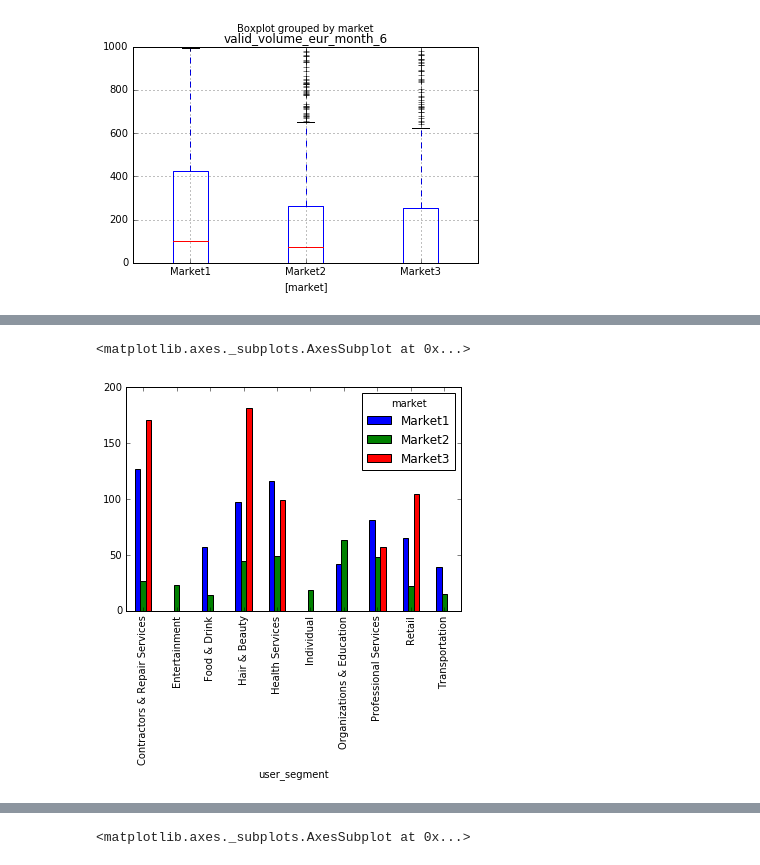
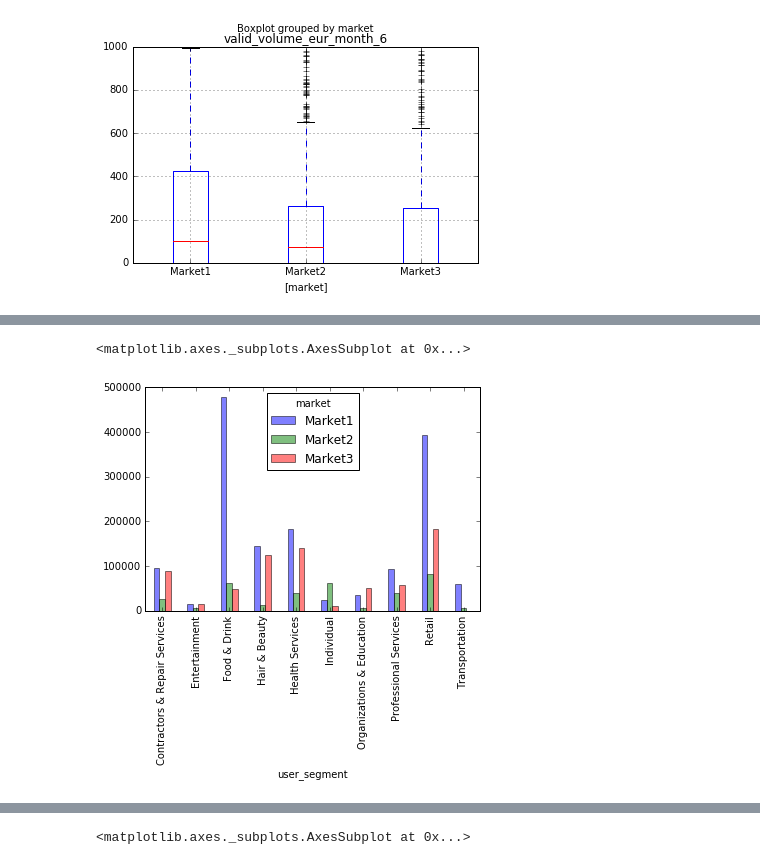
Before and after one commit to yitongl/AnalysisVisualization, a Jupyter notebook: Market_analysis.ipynb, the cells around one changed output, grey strips where cells are left out. Saved outputs shown, nothing was run; the diff lists cells and outputs as text; code cells hidden in the pictures.

```diff
--- a/Market_analysis.ipynb
+++ b/Market_analysis.ipynb
@@ -10,5 +10,5 @@ from sklearn.ensemble import RandomForestRegressor, RandomForestClassifier
 from sklearn.linear_model import LinearRegression
 from sklearn.metrics import mean_squared_error
 # %%
-data = pd.read_csv('assignment_1608.csv')
+data = pd.read_csv('~/assignment_1608.csv')
 # %%
@@ -75,11 +101,11 @@ data.groupby('market').mean()['valid_volume_eur_month_6'].plot.bar()
 # %%
 # valid_volume_eur_month_6 vs. segment per market
 
-pd.pivot_table(data, index=['user_segment'], columns=['market'],
-               values= 'daily_volume', aggfunc='median').plot.bar()
+pd.pivot_table(data[data.valid_volume_eur_month_6!=0], index=['user_segment'], columns=['market'],
+               values= 'valid_volume_eur_month_6', aggfunc='sum').plot.bar(alpha=0.5)
 # %% [output]
 <matplotlib.axes._subplots.AxesSubplot at 0x...>
-[figure, old version]
+[figure, new version]
 # %%
 # Paying frequency by segment per market
 
```
Also changed, not shown: parts of 31 cells of this notebook.
